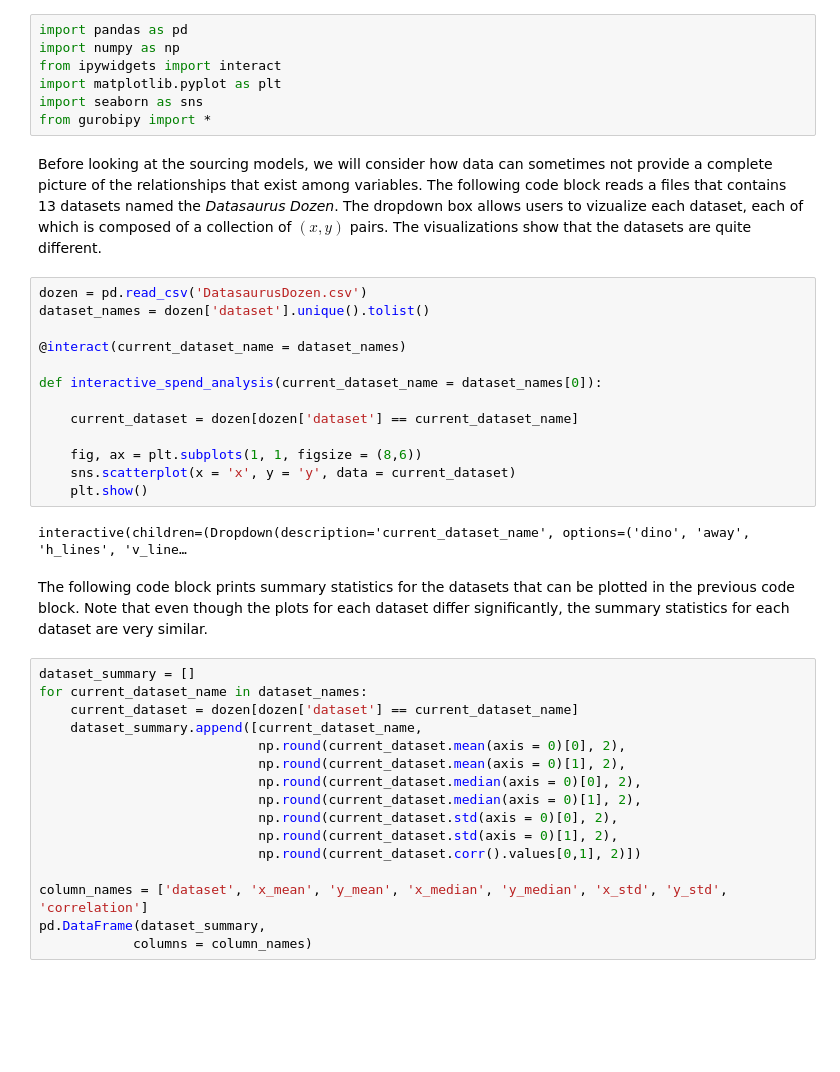
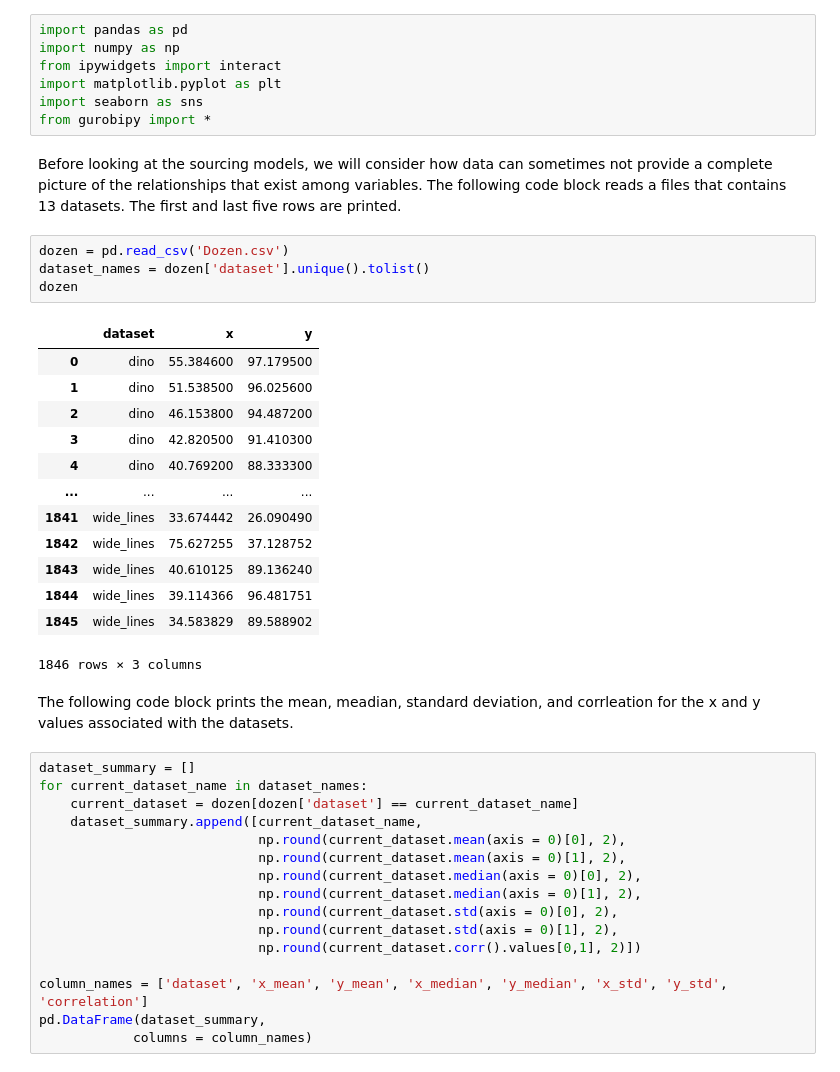
Before and after one commit to nkfreeman/OM_527_Materials, a Jupyter notebook: Correlated_Disruptions/Modeling_Correlated_Disruptions.ipynb, the cells around one changed output. Drawn from its saved outputs; the diff is of its cells as text; blank space fills up the shorter version.

```diff
--- a/Correlated_Disruptions/Modeling_Correlated_Disruptions.ipynb
+++ b/Correlated_Disruptions/Modeling_Correlated_Disruptions.ipynb
@@ -11,24 +11,27 @@ import matplotlib.pyplot as plt
 import seaborn as sns
 from gurobipy import *
 # %% [markdown]
-Before looking at the sourcing models, we will consider how data can sometimes not provide a complete picture of the relationships that exist among variables. The following code block reads a files that contains 13 datasets named the *Datasaurus Dozen*. The dropdown box allows users to vizualize each dataset, each of which is composed of a collection of $(x,y)$ pairs. The visualizations show that the datasets are quite different.
+Before looking at the sourcing models, we will consider how data can sometimes not provide a complete picture of the relationships that exist among variables. The following code block reads a files that contains 13 datasets. The first and last five rows are printed.
-# %%
-dozen = pd.read_csv('DatasaurusDozen.csv')
-dataset_names = dozen['dataset'].unique().tolist()
-
-@interact(current_dataset_name = dataset_names)
-
-def interactive_spend_analysis(current_dataset_name = dataset_names[0]):
-
-    current_dataset = dozen[dozen['dataset'] == current_dataset_name]
-
-    fig, ax = plt.subplots(1, 1, figsize = (8,6))
-    sns.scatterplot(x = 'x', y = 'y', data = current_dataset)
-    plt.show()
-# %% [output]
-interactive(children=(Dropdown(description='current_dataset_name', options=('dino', 'away', 'h_lines', 'v_line…
-# %% [markdown]
-The following code block prints summary statistics for the datasets that can be plotted in the previous code block. Note that even though the plots for each dataset differ significantly, the summary statistics for each dataset are very similar.
+# %%
+dozen = pd.read_csv('Dozen.csv')
+dataset_names = dozen['dataset'].unique().tolist()
+dozen
+# %% [output]
+|  | dataset | x | y |
+| 0 | dino | 55.384600 | 97.179500 |
+| 1 | dino | 51.538500 | 96.025600 |
+| 2 | dino | 46.153800 | 94.487200 |
+| 3 | dino | 42.820500 | 91.410300 |
+| 4 | dino | 40.769200 | 88.333300 |
+| ... | ... | ... | ... |
+| 1841 | wide_lines | 33.674442 | 26.090490 |
+| 1842 | wide_lines | 75.627255 | 37.128752 |
+| 1843 | wide_lines | 40.610125 | 89.136240 |
+| 1844 | wide_lines | 39.114366 | 96.481751 |
+| 1845 | wide_lines | 34.583829 | 89.588902 |
+1846 rows × 3 columns
+# %% [markdown]
+The following code block prints the mean, meadian, standard deviation, and corrleation for the x and y values associated with the datasets.
 # %%
 dataset_summary = []
 for current_dataset_name in dataset_names:
```
Also changed, not shown: parts of 5 cells of this notebook, 1 other file.
